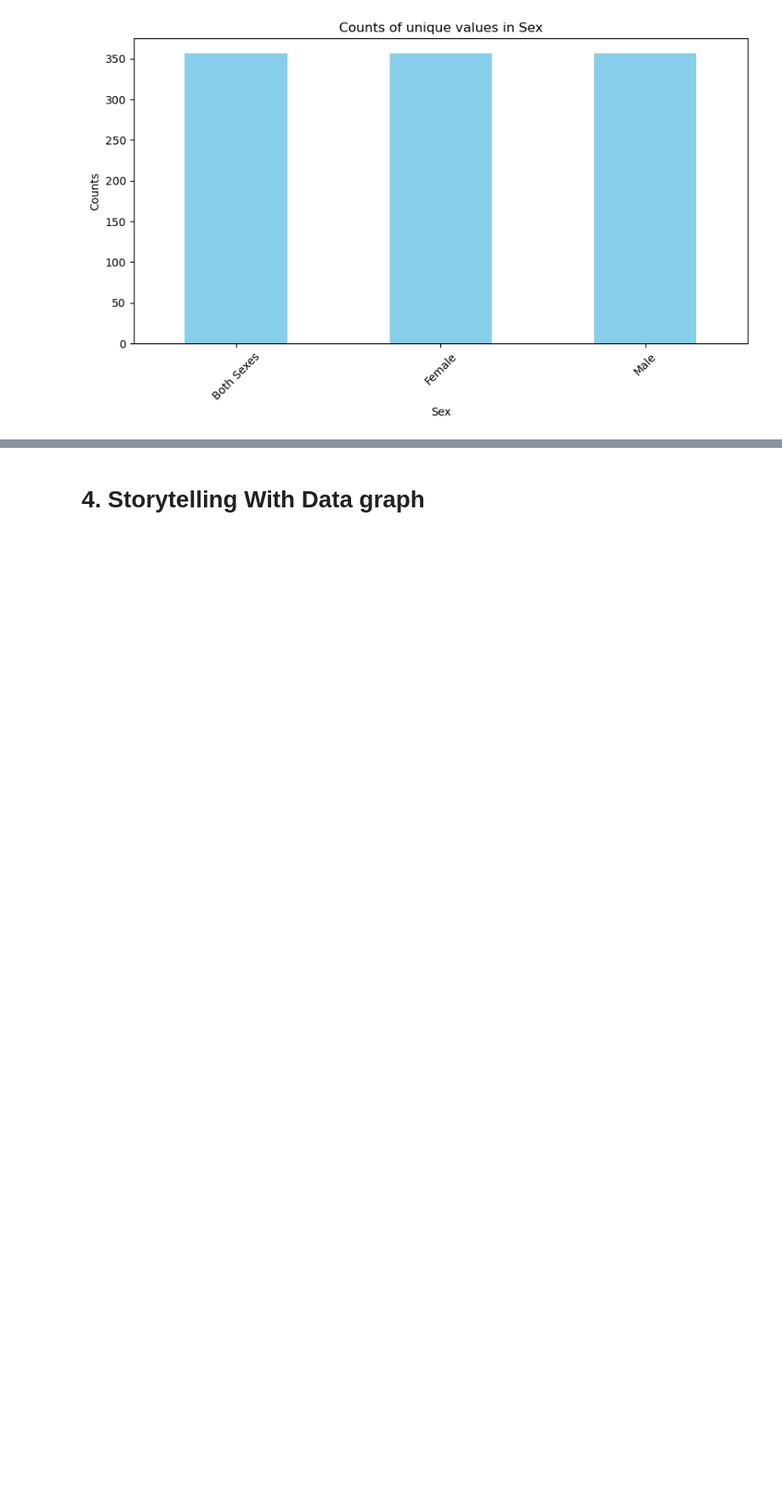
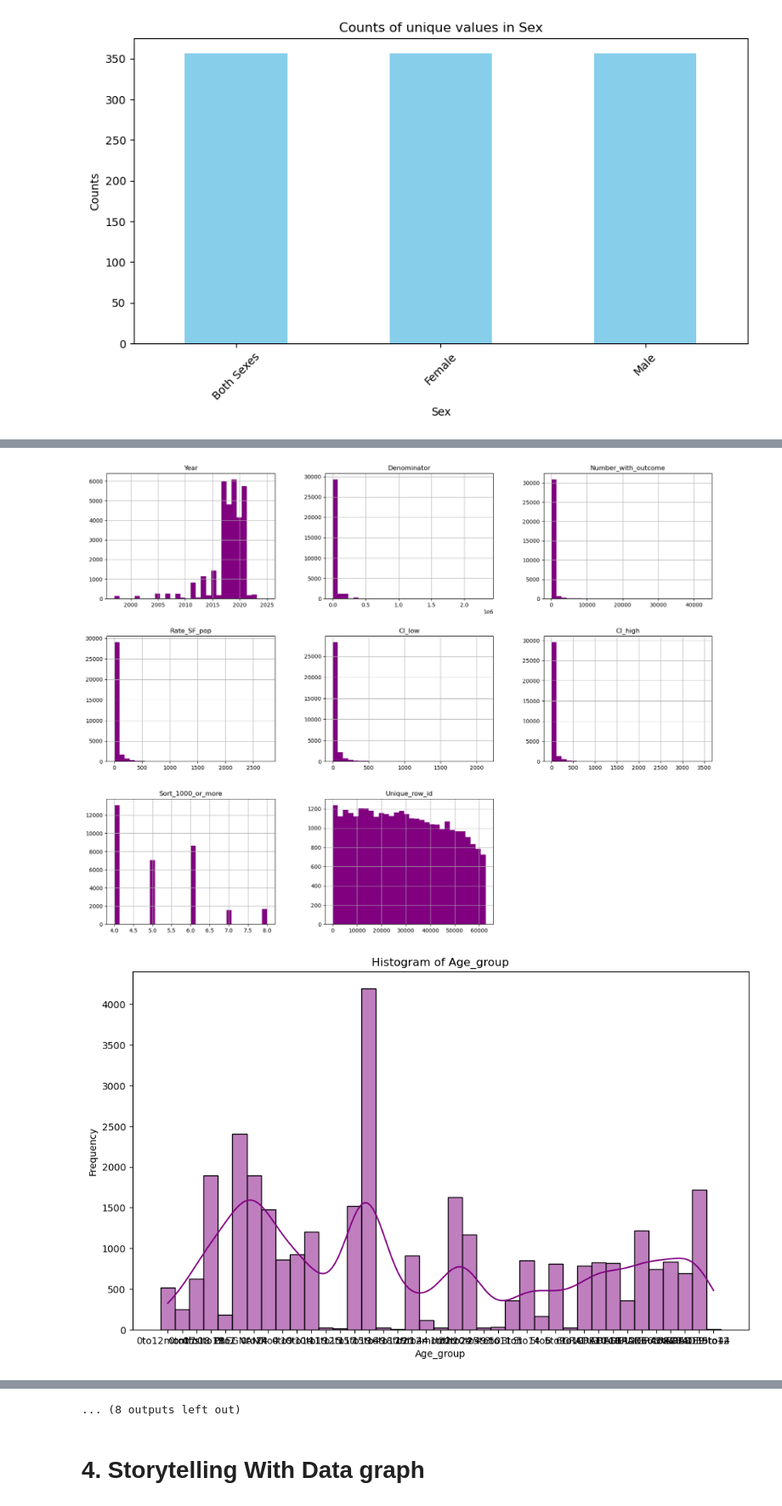
Before and after one commit to veniola/Module-B-semester-2, a Jupyter notebook: OMDS-ModB2-Week4.ipynb, the cells around one changed output, grey strips where cells are left out. Shown at 85% size. Saved outputs shown, nothing was run; the diff lists cells and outputs as text; code cells hidden in the pictures; blank space fills up the shorter version.

```diff
--- a/OMDS-ModB2-Week4.ipynb
+++ b/OMDS-ModB2-Week4.ipynb
@@ -199,0 +331,5 @@ CONCLUSIONS:
+# %%
+# Maternal, Child, and Adolescent Health Needs dataset
+
+sfgov = pd.read_csv('https://data.sfgov.org/api/views/iqtk-etij/rows.csv?accessType=DOWNLOAD', sep=',')
+print(sfgov.head(5))
@@ -199,0 +411,20 @@ CONCLUSIONS:
+# %%
+# MORE ANALYSIS:
+
+# Histogram of each feature
+sfgov_encoded.hist(bins=30, figsize=(20, 15), color='purple')
+
+# Histogram variations:
+# Histogram plot of first 19 feature (with KDE)
+for column in sfgov_encoded.columns[:19]:
+    plt.figure(figsize=(10, 6))
+    sns.histplot(sfgov_encoded[column], bins=30, kde=True, color='purple')
+    # fix spacing issue
+    plt.tight_layout()
+    plt.title(f'Histogram of {column}')
+    plt.xlabel(column)
+    plt.ylabel('Frequency')
+    plt.show()
+# %% [output]
+[figure, added]
+[figure, added]
@@ -200,3 +441,4 @@ CONCLUSIONS:
+... (8 outputs left out)
 # %% [markdown]
 # 4. Storytelling With Data graph
 # %% [markdown]
```
Also changed, not shown: parts of 10 cells of this notebook, 3 other files.
